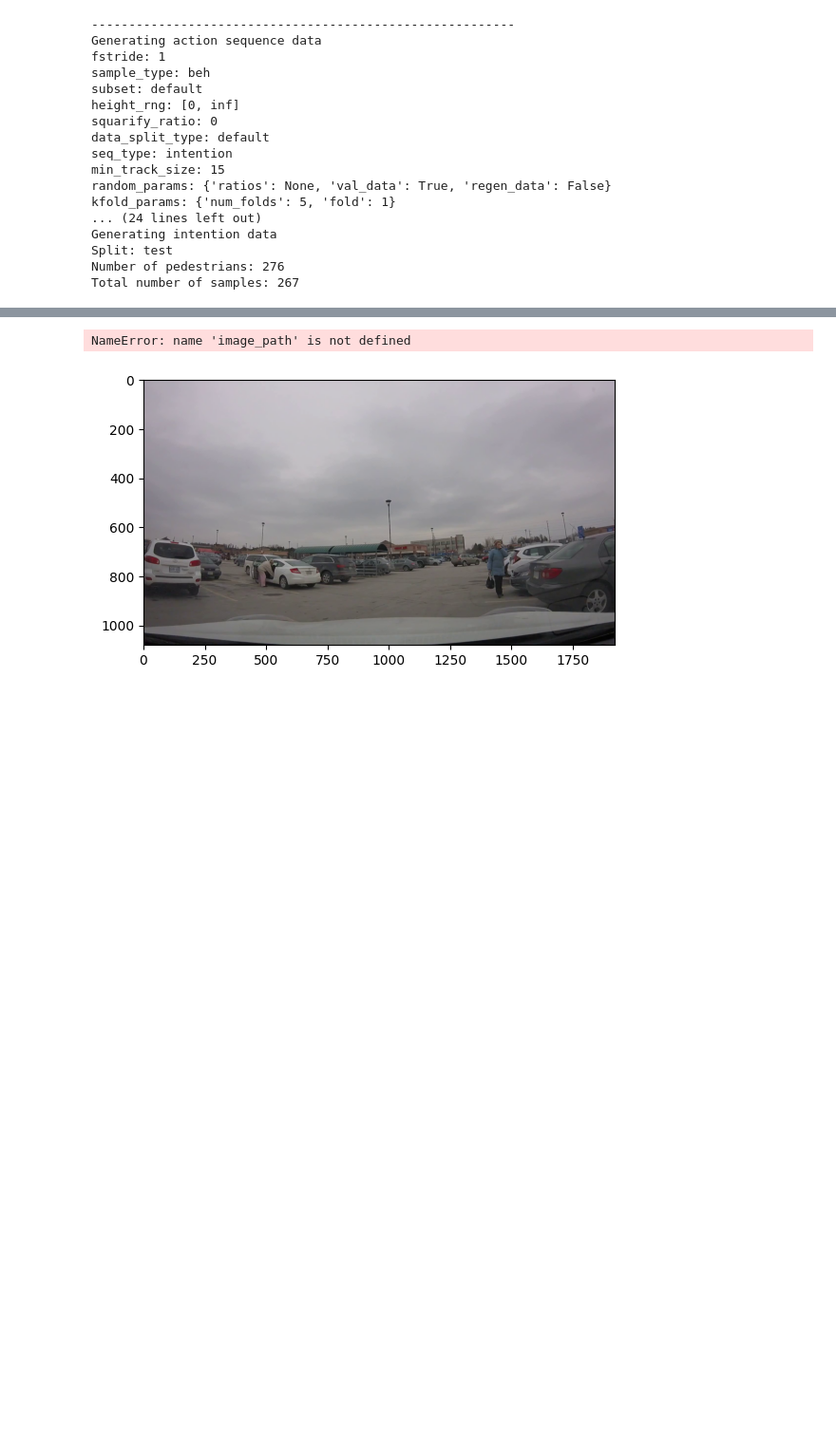
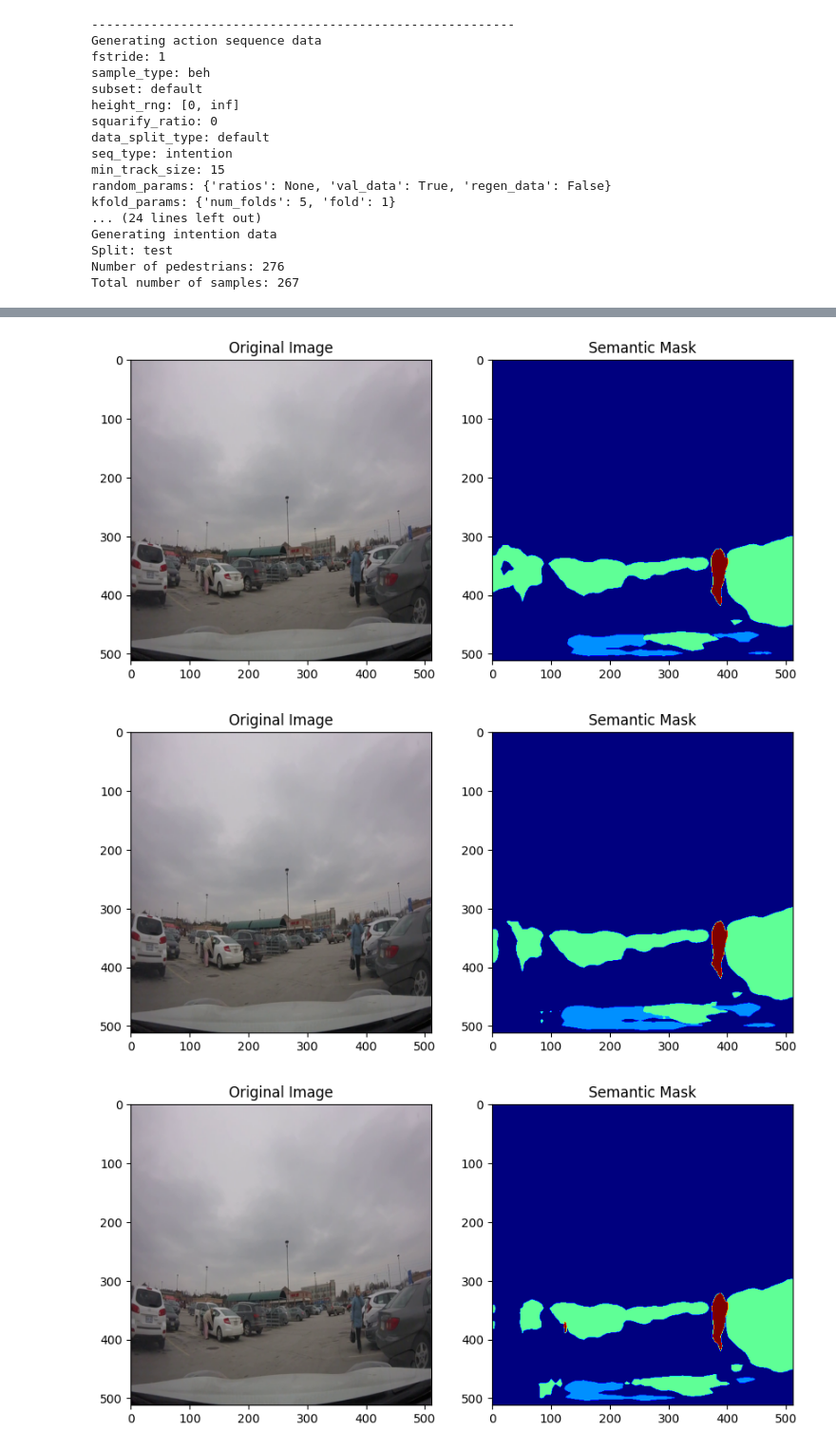
Before and after one commit to FilippoCrc/Predicting-Pedestrian-Intention, a Jupyter notebook: Main_FC.ipynb, the cells around one changed output, grey strips where cells are left out. Shown at 95% size. Saved outputs shown, nothing was run; the diff lists cells and outputs as text; code cells hidden in the pictures; blank space fills up the shorter version.

```diff
--- a/Main_FC.ipynb
+++ b/Main_FC.ipynb
@@ -137,13 +123,10 @@ print(image_tensors)
 # %%
-unnormalize = transforms.Normalize(
-           mean=[-0.485/0.229, -0.456/0.224, -0.406/0.225],
-           std=[1/0.229, 1/0.224, 1/0.225]
-)
-img = unnormalize(input_tensor)
-img = img.permute(1, 2, 0).numpy()
-plt.imshow(img)
-plt.title(f"Transformed image: {image_path}")
-plt.show()
+# unnormalize = transforms.Normalize(
+#            mean=[-0.485/0.229, -0.456/0.224, -0.406/0.225],
+#            std=[1/0.229, 1/0.224, 1/0.225]
+# )
+# img = unnormalize(input_tensor)
+# img = img.permute(1, 2, 0).numpy()
+# plt.imshow(img)
+# plt.title(f"Transformed image: {image_path}")
+# plt.show()
-# %% [output]
-NameError: name 'image_path' is not defined
-[figure, removed]
@@ -149,0 +144,41 @@ NameError: name 'image_path' is not defined
+# %%
+def get_semantic_mask(image_path, model, preprocess):
+    image = Image.open(image_path).convert("RGB")
+    input_tensor = preprocess(image)
+    input_batch = input_tensor.unsqueeze(0)  # Crea un mini-batch
+
+    if torch.cuda.is_available():
+        input_batch = input_batch.to('cuda')
+        model.to('cuda')
+
+    with torch.no_grad():
+        output = model(input_batch)['out'][0]
+    output_predictions = output.argmax(0)
+    return output_predictions.cpu().numpy()
+
+# Visualizza la maschera semantica
+def visualize_mask(image_path, mask):
+    image = Image.open(image_path).convert("RGB")
+    image = image.resize((512, 512))
+    plt.figure(figsize=(10, 5))
+    plt.subplot(1, 2, 1)
+    plt.imshow(image)
+    plt.title("Original Image")
+    plt.subplot(1, 2, 2)
+    plt.imshow(mask, cmap='jet')
+    plt.title("Semantic Mask")
+    plt.show()
+# %%
+# Itera attraverso il dizionario per processare le immagini
+for seq in seq_train['image']:
+    for image_path in seq:
+        if os.path.exists(image_path):
+            mask = get_semantic_mask(image_path, model, preprocess)
+            visualize_mask(image_path, mask)
+            # Qui puoi salvare la maschera se necessario, ad esempio:
+            # mask_image_path = image_path.replace('.jpg', '_mask.png')
+            # plt.imsave(mask_image_path, mask, cmap='jet')
+# %% [output]
+[figure, added]
+[figure, added]
+[figure, added]
```
Also changed, not shown: parts of 6 cells of this notebook.
